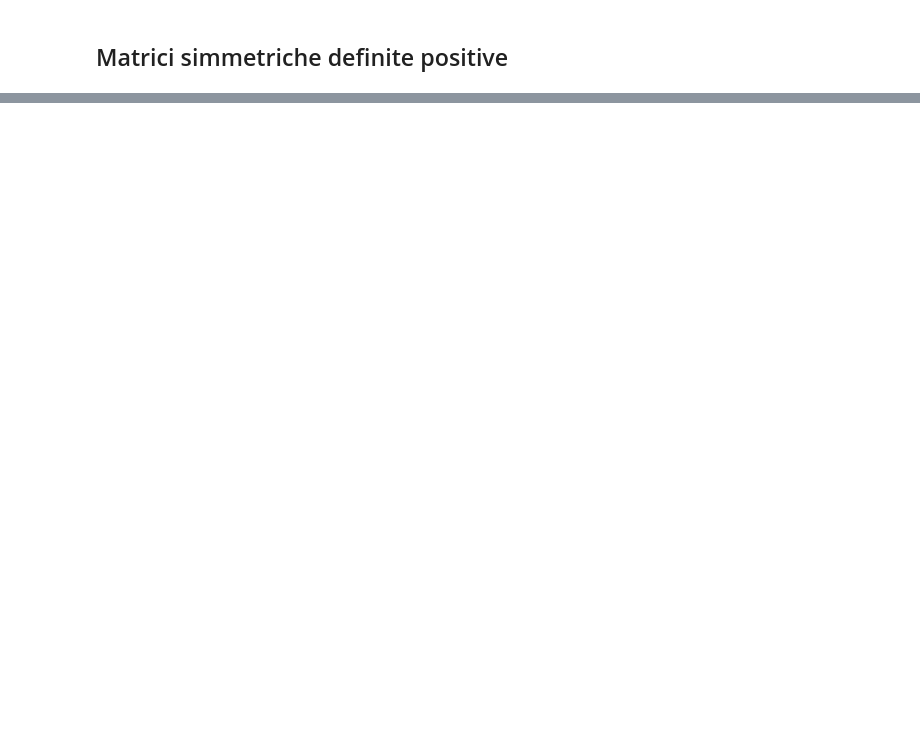
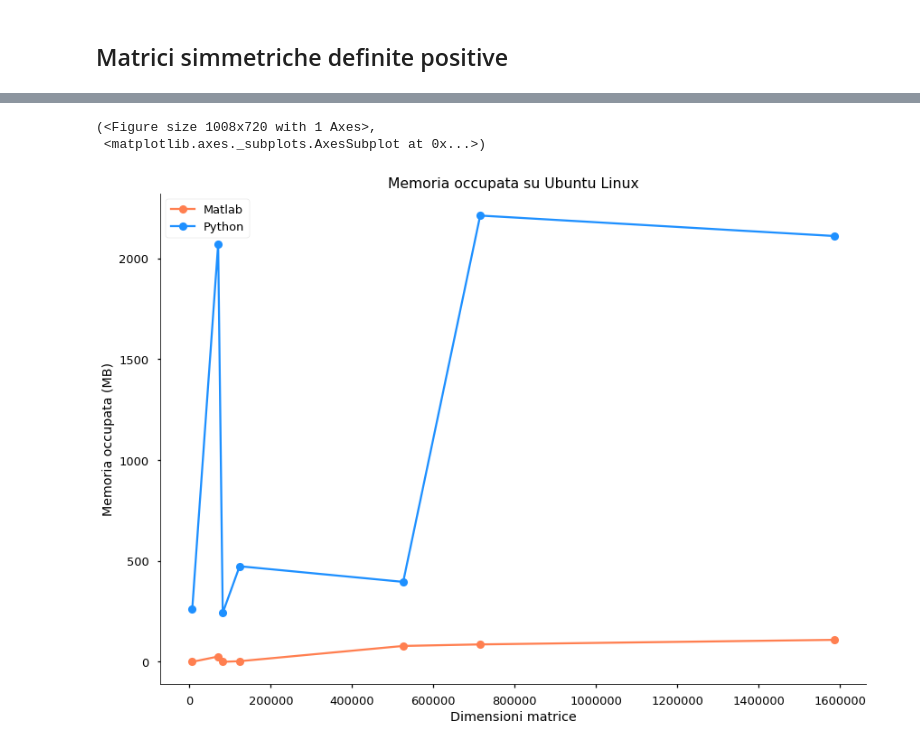
Before and after one commit to PCampi/algebra-lineare, a Jupyter notebook: Grafici.ipynb, the cells around one changed output, grey strips where cells are left out. Cells and saved outputs as stored; diff of their text form; code cells hidden in the pictures; blank space fills up the shorter version.

```diff
--- a/Grafici.ipynb
+++ b/Grafici.ipynb
@@ -192,0 +234,33 @@ plot_times(matlab_ubuntu_unsym, python_ubuntu_unsym_no_torso3, 'Ubuntu Linux')
+# %%
+def plot_memory(df_matlab, df_python, o_s):
+    sns.set_context('talk')
+    fig, ax = pl.subplots(nrows=1, ncols=1, figsize=(14, 10))
+    ordered_matlab = df_matlab.sort_values(by='dim')
+#    print(ordered_matlab)
+    ordered_python = df_python.sort_values(by='dim')
+#    print(ordered_python)
+
+    MB = 1024
+    mean_py = ordered_python['memory'] / MB
+    mean_mat = ordered_matlab['memory'] / MB
+
+    # x = ordered_matlab['matrix']
+    x = ordered_matlab['dim']
+    # Matlab
+    ax.plot(x, mean_mat, marker='o', color='coral', label='Matlab')
+
+    # Python
+    ax.plot(x, mean_py, marker='o', color='dodgerblue', label='Python')
+
+    ax.legend()
+    pl.title('Memoria occupata su ' + o_s)
+    ax.set_xlabel('Dimensioni matrice')
+    ax.set_ylabel('Memoria occupata (MB)')
+    sns.despine()
+    return fig, ax
+# %%
+plot_memory(matlab_ubuntu_sdf, python_ubuntu_sdf, 'Ubuntu Linux')
+# %% [output]
+(<Figure size 1008x720 with 1 Axes>,
+ <matplotlib.axes._subplots.AxesSubplot at 0x...>)
+[figure, added]
```
Also changed, not shown: parts of 21 cells of this notebook, 5 other files.
